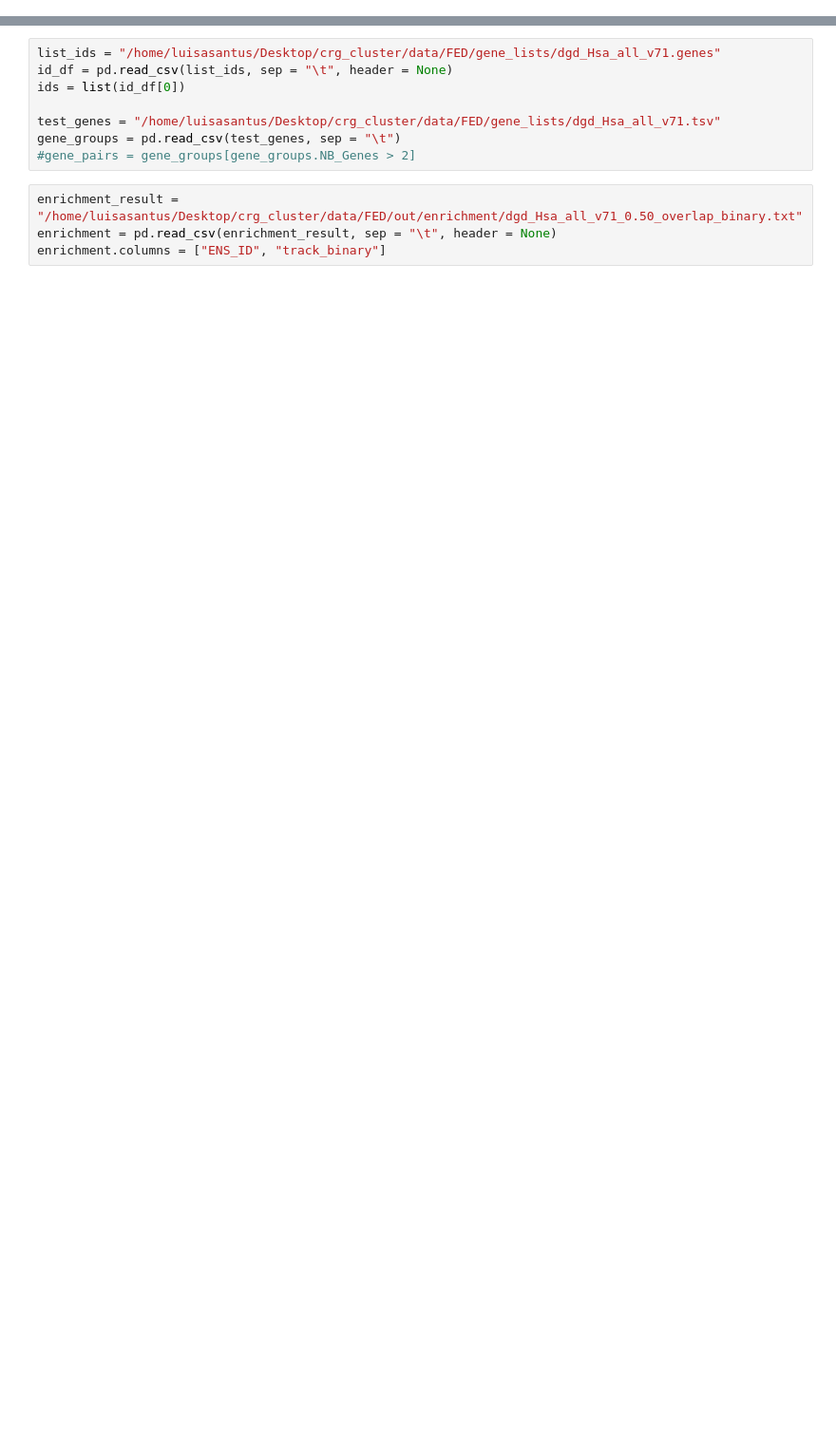
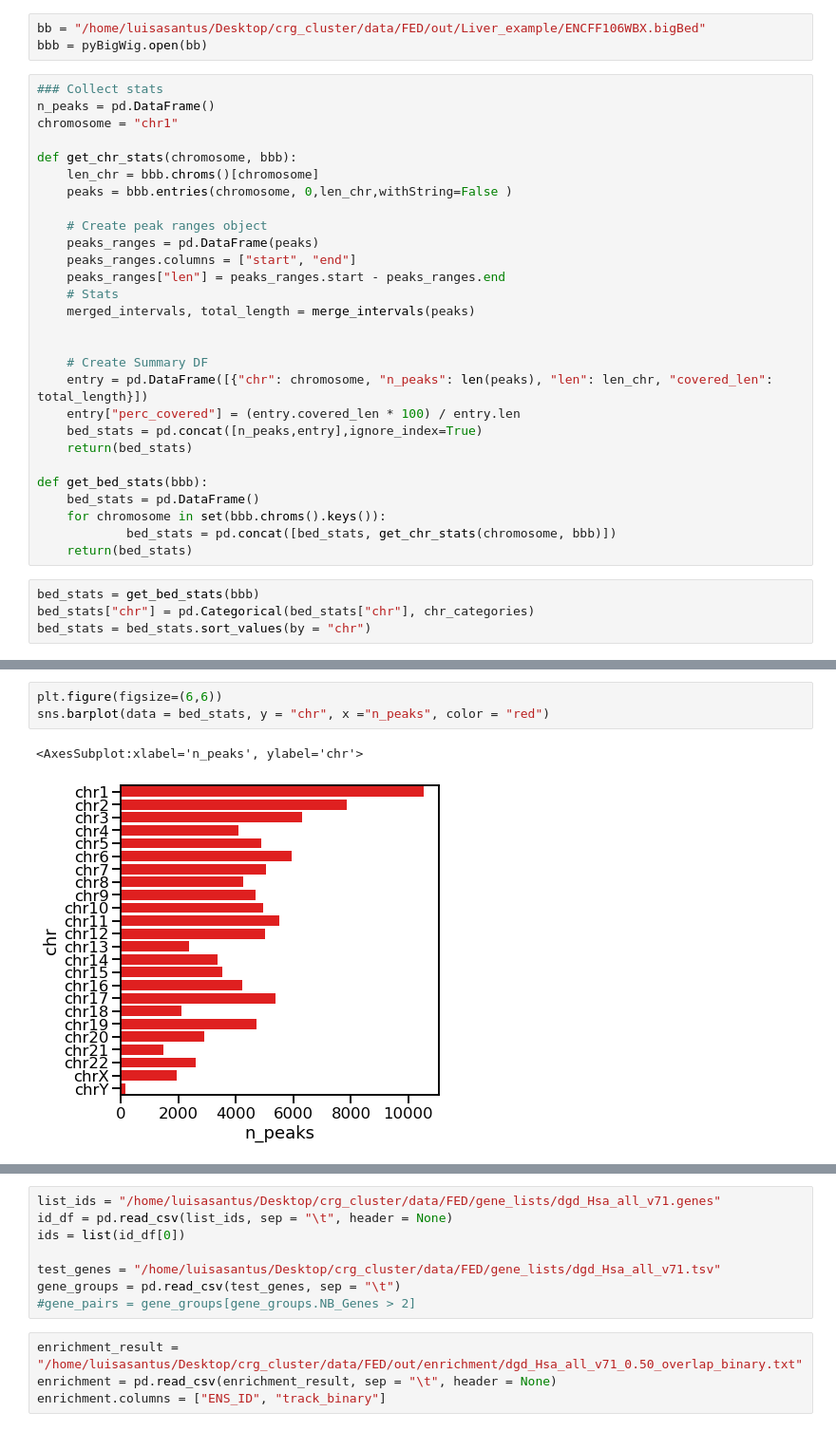
Before and after one commit to luisas/FED, a Jupyter notebook: src/notebook/01_paralogs.ipynb, the cells around one changed output, grey strips where cells are left out. Shown: that part at 95% size. Drawn from its saved outputs; the diff is of its cells as text; blank space fills up the shorter version.

```diff
--- a/src/notebook/01_paralogs.ipynb
+++ b/src/notebook/01_paralogs.ipynb
@@ -2,0 +38,35 @@ import pandas as pd
+# %%
+bb = "/home/luisasantus/Desktop/crg_cluster/data/FED/out/Liver_example/ENCFF106WBX.bigBed"
+bbb = pyBigWig.open(bb)
+# %%
+### Collect stats
+n_peaks = pd.DataFrame()
+chromosome = "chr1"
+
+def get_chr_stats(chromosome, bbb):
+    len_chr = bbb.chroms()[chromosome]
+    peaks = bbb.entries(chromosome, 0,len_chr,withString=False )
+
+    # Create peak ranges object
+    peaks_ranges = pd.DataFrame(peaks)
+    peaks_ranges.columns = ["start", "end"]
+    peaks_ranges["len"] = peaks_ranges.start - peaks_ranges.end
+    # Stats
+    merged_intervals, total_length = merge_intervals(peaks)
+
+
+    # Create Summary DF
+    entry = pd.DataFrame([{"chr": chromosome, "n_peaks": len(peaks), "len": len_chr, "covered_len": total_length}])
+    entry["perc_covered"] = (entry.covered_len * 100) / entry.len
+    bed_stats = pd.concat([n_peaks,entry],ignore_index=True)
+    return(bed_stats)
+
+def get_bed_stats(bbb):
+    bed_stats = pd.DataFrame()
+    for chromosome in set(bbb.chroms().keys()):
+            bed_stats = pd.concat([bed_stats, get_chr_stats(chromosome, bbb)])
+    return(bed_stats)
+# %%
+bed_stats = get_bed_stats(bbb)
+bed_stats["chr"] = pd.Categorical(bed_stats["chr"], chr_categories)
+bed_stats = bed_stats.sort_values(by = "chr")
@@ -2,0 +84,6 @@ import pandas as pd
+# %%
+plt.figure(figsize=(6,6))
+sns.barplot(data = bed_stats, y = "chr", x ="n_peaks", color = "red")
+# %% [output]
+<AxesSubplot:xlabel='n_peaks', ylabel='chr'>
+[figure, added]
```
Also changed, not shown: parts of 17 cells of this notebook, 16 other files.
